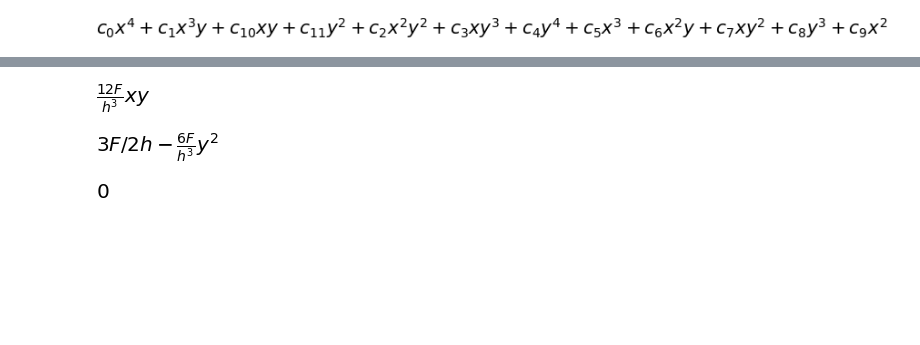
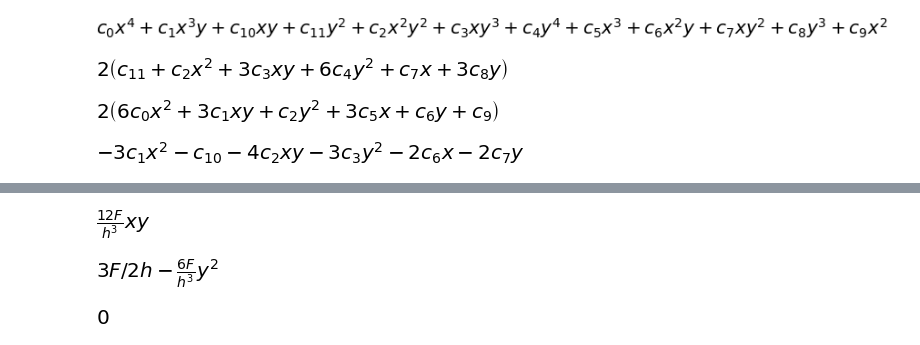
Before and after one commit to nicoguaro/notebooks_examples, a Jupyter notebook: Airy stress functions.ipynb, the cells around one changed output, grey strips where cells are left out. Saved outputs shown, nothing was run; the diff lists cells and outputs as text; code cells hidden in the pictures; blank space fills up the shorter version.

Commit message:
Add explanation for first example in Airy stress notebook

```diff
--- a/Airy stress functions.ipynb
+++ b/Airy stress functions.ipynb
@@ -70,3 +70,7 @@ plt.style.use("seaborn-notebook")
 x, y, z, t = symbols('x y z t')
 f, g, h = symbols('f g h', cls=Function)
 init_printing()
+# %%
+%matplotlib notebook
+plt.style.use("seaborn-notebook")
+plt.rcParams["image.cmap"] = "RdYlBu_r"
@@ -79,7 +86,9 @@ def poly_airy(x, y, order, coeff="c"):
     """
     num = (order**2 + 3*order + 2)/2
     c = symbols('%s0:%d' % (coeff, num))
-    terms = [x**(order - k - j) * y**k for j in range(0, order - 1) for k in range(0, order + 1 - j)]
+    terms = [x**(order - k - j) * y**k
+             for j in range(0, order - 1)
+             for k in range(0, order + 1 - j)]
     phi = sum(c[k]*term for k, term in enumerate(terms))
     return phi, c
 
@@ -90,3 +99,26 @@ def airy_stress(phi, x, y):
     The coordinate system is Cartesian
     """
     return diff(phi, y, 2), diff(phi, x, 2), -diff(phi, y, 1, x, 1)
+
+
+def conds2eqs(conds, var=(x, y)):
+    """Turn the list of boundary conditions into equations to be solved
+
+    In general, the final list can have repeated equations. Thus, we
+    are removing those before returning it.
+    """
+    eqlist = [coef for cond in conds for coef in Poly(cond, var).coeffs()]
+    return list(set(eqlist))
+
+
+def plot_contours(x_coord, y_coord, field, fig=None, figsize=(7, 2), lines=True):
+    """Plot the contours for a solution"""
+    if fig is None:
+        fig = plt.figure(figsize=figsize)
+    f_max = max(np.max(field), -np.min(field))
+    plt.contourf(x_coord, y_coord, field, vmin=-f_max, vmax=f_max)
+    plt.colorbar()
+    if lines:
+        plt.contour(x_coord, y_coord, field, colors="k")
+    plt.axis("image")
+    return fig
@@ -102,3 +152,8 @@ phi
 [figure]
 # %%
 s11, s22, s12 = airy_stress(phi, x, y)
+display(s11, s22, s12)
+# %% [output]
+[figure, added]
+[figure, added]
+[figure, added]
```
Also changed, not shown: parts of 41 cells of this notebook.
